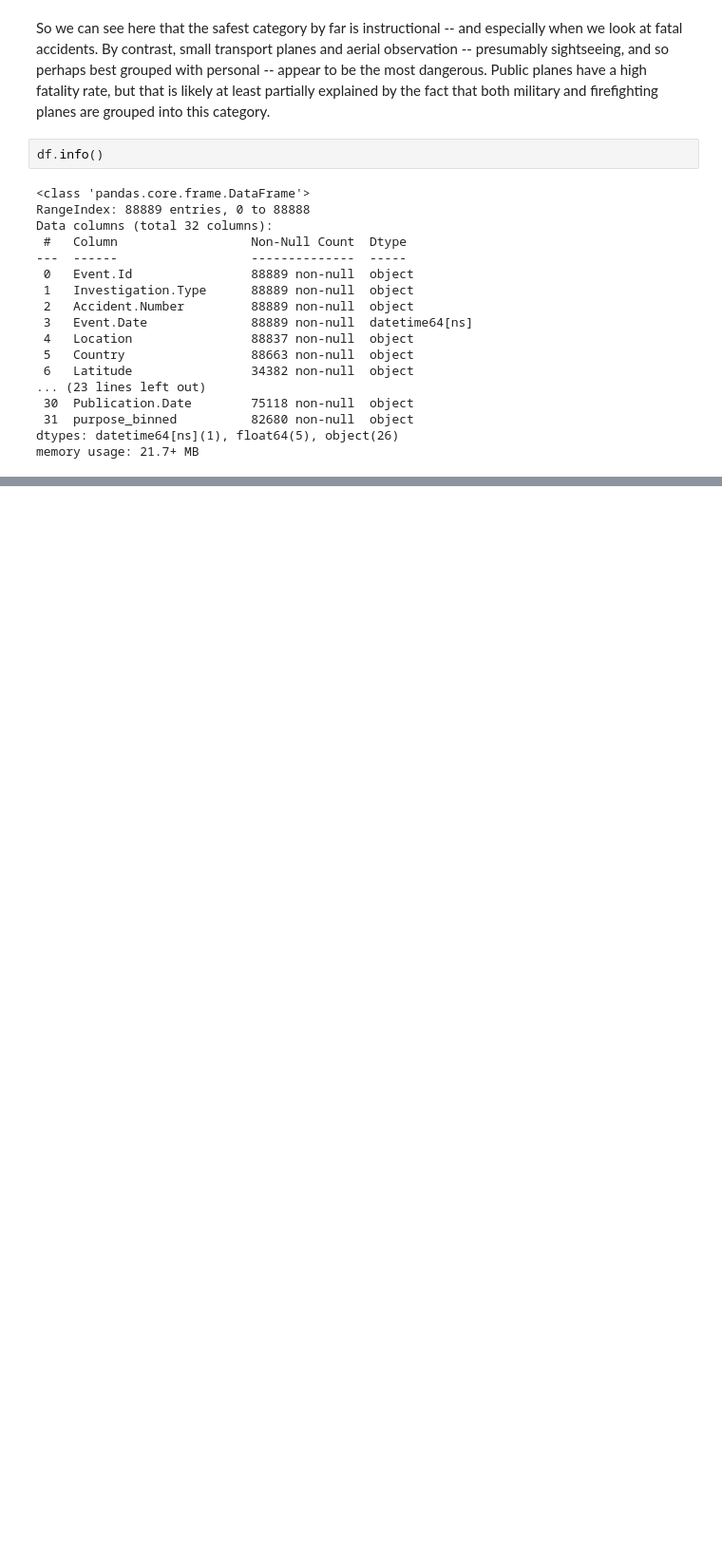
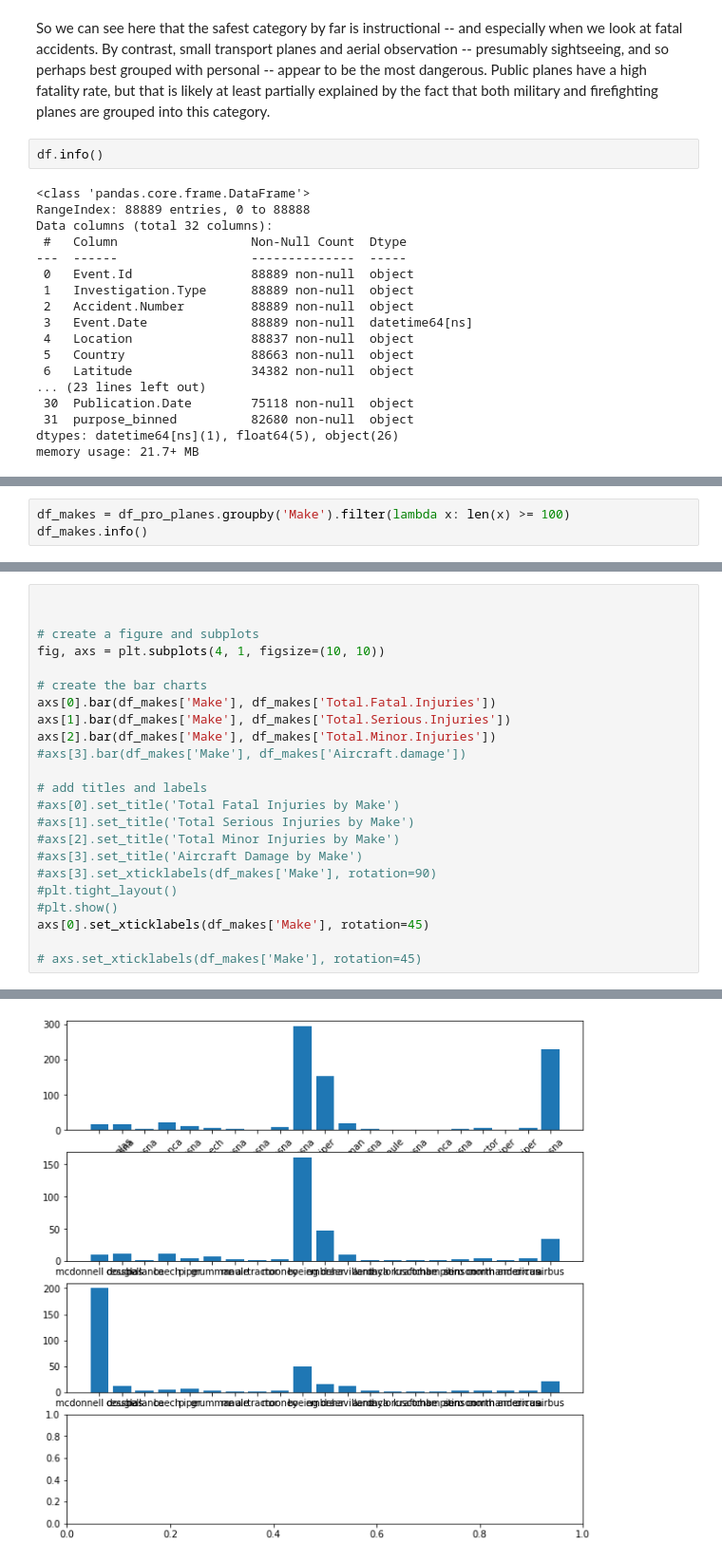
Before and after one commit to natehiatt/aviation_project, a Jupyter notebook: notebooks/nate_scratch.ipynb, the cells around one changed output, grey strips where cells are left out. Shown: that part at 95% size. Saved outputs shown, nothing was run; the diff lists cells and outputs as text; blank space fills up the shorter version.

```diff
--- a/notebooks/nate_scratch.ipynb
+++ b/notebooks/nate_scratch.ipynb
@@ -555,3 +543,6 @@ df_makes.plot(kind='bar', figsize=(10, 10))
 # %% [output]
 <AxesSubplot:xlabel='Make'>
 [figure]
+# %%
+df_makes = df_pro_planes.groupby('Make').filter(lambda x: len(x) >= 100)
+df_makes.info()
@@ -557,0 +567,24 @@ df_makes.plot(kind='bar', figsize=(10, 10))
+# %%
+
+
+# create a figure and subplots
+fig, axs = plt.subplots(4, 1, figsize=(10, 10))
+
+# create the bar charts
+axs[0].bar(df_makes['Make'], df_makes['Total.Fatal.Injuries'])
+axs[1].bar(df_makes['Make'], df_makes['Total.Serious.Injuries'])
+axs[2].bar(df_makes['Make'], df_makes['Total.Minor.Injuries'])
+#axs[3].bar(df_makes['Make'], df_makes['Aircraft.damage'])
+
+# add titles and labels
+#axs[0].set_title('Total Fatal Injuries by Make')
+#axs[1].set_title('Total Serious Injuries by Make')
+#axs[2].set_title('Total Minor Injuries by Make')
+#axs[3].set_title('Aircraft Damage by Make')
+#axs[3].set_xticklabels(df_makes['Make'], rotation=90)
+#plt.tight_layout()
+#plt.show()
+axs[0].set_xticklabels(df_makes['Make'], rotation=45)
+
+# axs.set_xticklabels(df_makes['Make'], rotation=45)
+# %% [output]
@@ -557,0 +608 @@ df_makes.plot(kind='bar', figsize=(10, 10))
+[figure, added]
```
Also changed, not shown: parts of 17 cells of this notebook, 1 other file.
